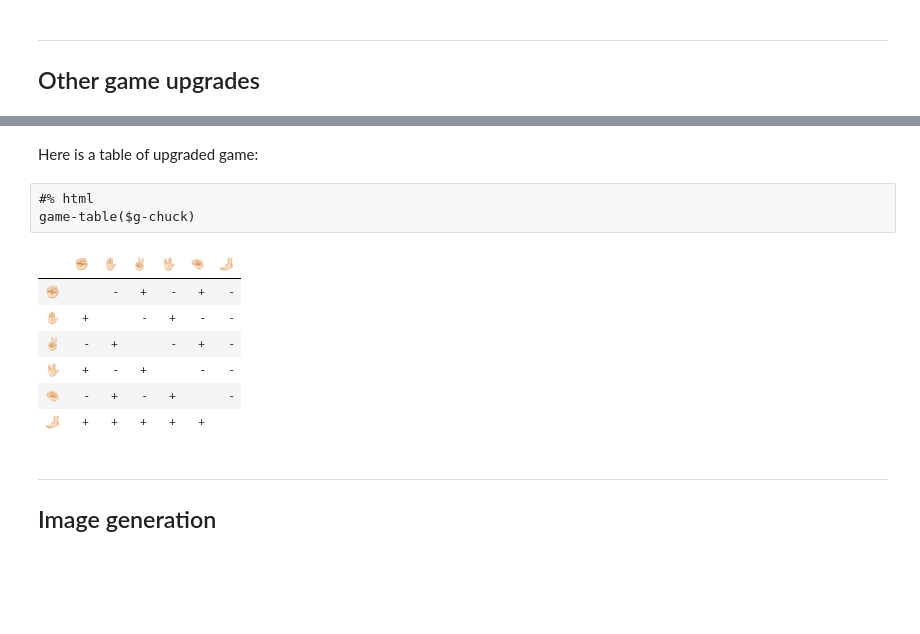
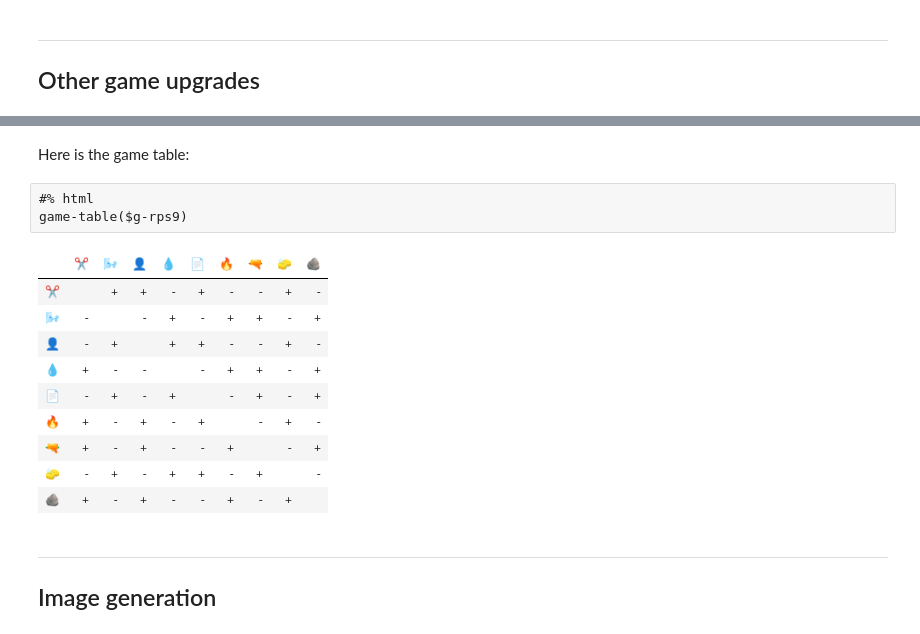
Before and after one commit to antononcube/RakuForPrediction-blog, a Jupyter notebook: Notebooks/Jupyter/Rock-Paper-Scissors-Lizard-Spock.ipynb, the cells around one changed output, grey strips where cells are left out. Saved outputs shown, nothing was run; the diff lists cells and outputs as text; blank space fills up the shorter version.

Commit message:
docs:More examples with other game-upgrades.

```diff
--- a/Notebooks/Jupyter/Rock-Paper-Scissors-Lizard-Spock.ipynb
+++ b/Notebooks/Jupyter/Rock-Paper-Scissors-Lizard-Spock.ipynb
@@ -346,16 +489,19 @@ Graph.new($res2, :directed).dot(:5graph-size, engine => 'neato', arrow-size => 0
 # %% [markdown]
-Here is a table of upgraded game:
+Here is the game table:
 # %%
 #% html
-game-table($g-chuck)
+game-table($g-rps9)
 # %% [output]
-|  | ✊🏻 | ✋🏻 | ✌🏻 | 🖖🏻 | 🤏🏻 | 🦶🏻 |
-| ✊🏻 |  | - | + | - | + | - |
-| ✋🏻 | + |  | - | + | - | - |
-| ✌🏻 | - | + |  | - | + | - |
-| 🖖🏻 | + | - | + |  | - | - |
-| 🤏🏻 | - | + | - | + |  | - |
-| 🦶🏻 | + | + | + | + | + |  |
+|  | ✂️ | 🌬️ | 👤 | 💧 | 📄 | 🔥 | 🔫 | 🧽 | 🪨 |
+| ✂️ |  | + | + | - | + | - | - | + | - |
+| 🌬️ | - |  | - | + | - | + | + | - | + |
+| 👤 | - | + |  | + | + | - | - | + | - |
+| 💧 | + | - | - |  | - | + | + | - | + |
+| 📄 | - | + | - | + |  | - | + | - | + |
+| 🔥 | + | - | + | - | + |  | - | + | - |
+| 🔫 | + | - | + | - | - | + |  | - | + |
+| 🧽 | - | + | - | + | + | - | + |  | - |
+| 🪨 | + | - | + | - | - | + | - | + |  |
 # %% [markdown]
 -----
 
```
Also changed, not shown: parts of 20 cells of this notebook.
